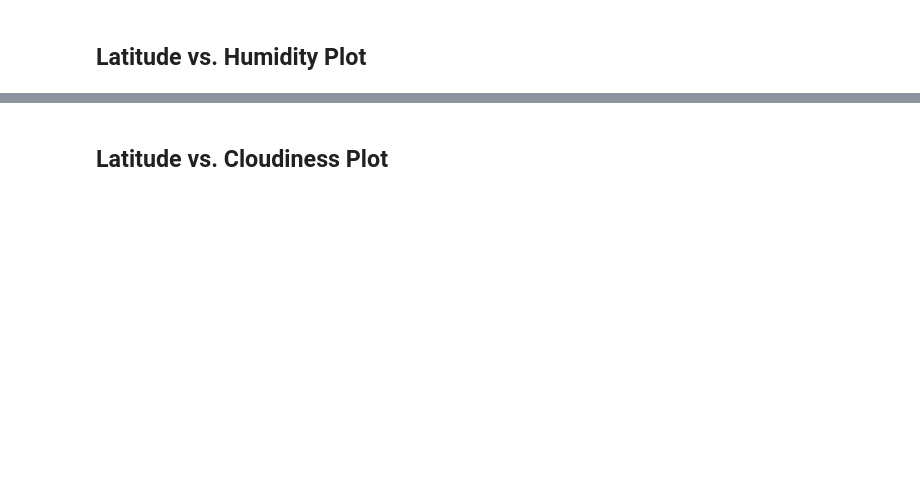
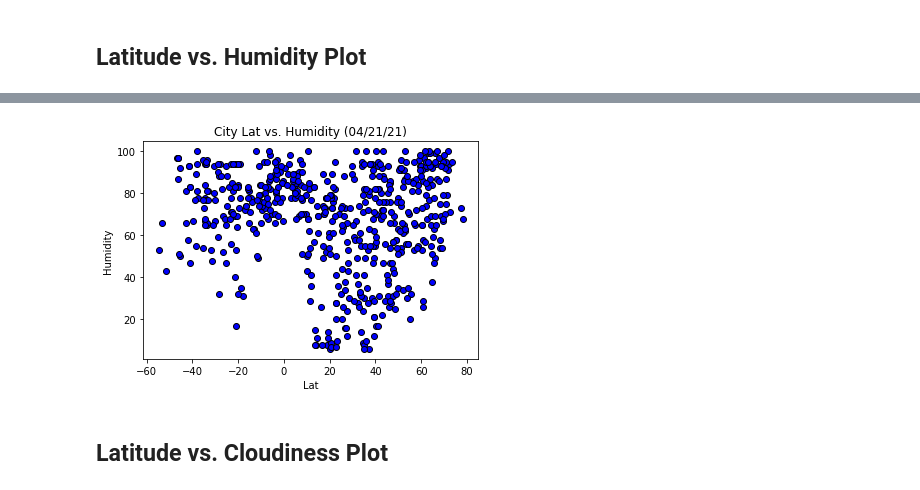
Before and after one commit to DerekLarson77/OpenWeatherMap-API-Visualization, a Jupyter notebook: WeatherPy/WeatherPy.ipynb, the cells around one changed output, grey strips where cells are left out. Drawn from its saved outputs; the diff is of its cells as text; code cells hidden in the pictures; blank space fills up the shorter version.

```diff
--- a/WeatherPy/WeatherPy.ipynb
+++ b/WeatherPy/WeatherPy.ipynb
@@ -218,2 +213,9 @@ data_raw.plot()
+# %%
+x_axis = "lat"
+y_axis = "humidity"
+
+Scatterplots_def(x_axis, y_axis)
+# %% [output]
+[figure, added]
 # %% [markdown]
 ## Latitude vs. Cloudiness Plot
```
Also changed, not shown: parts of 29 cells of this notebook.
